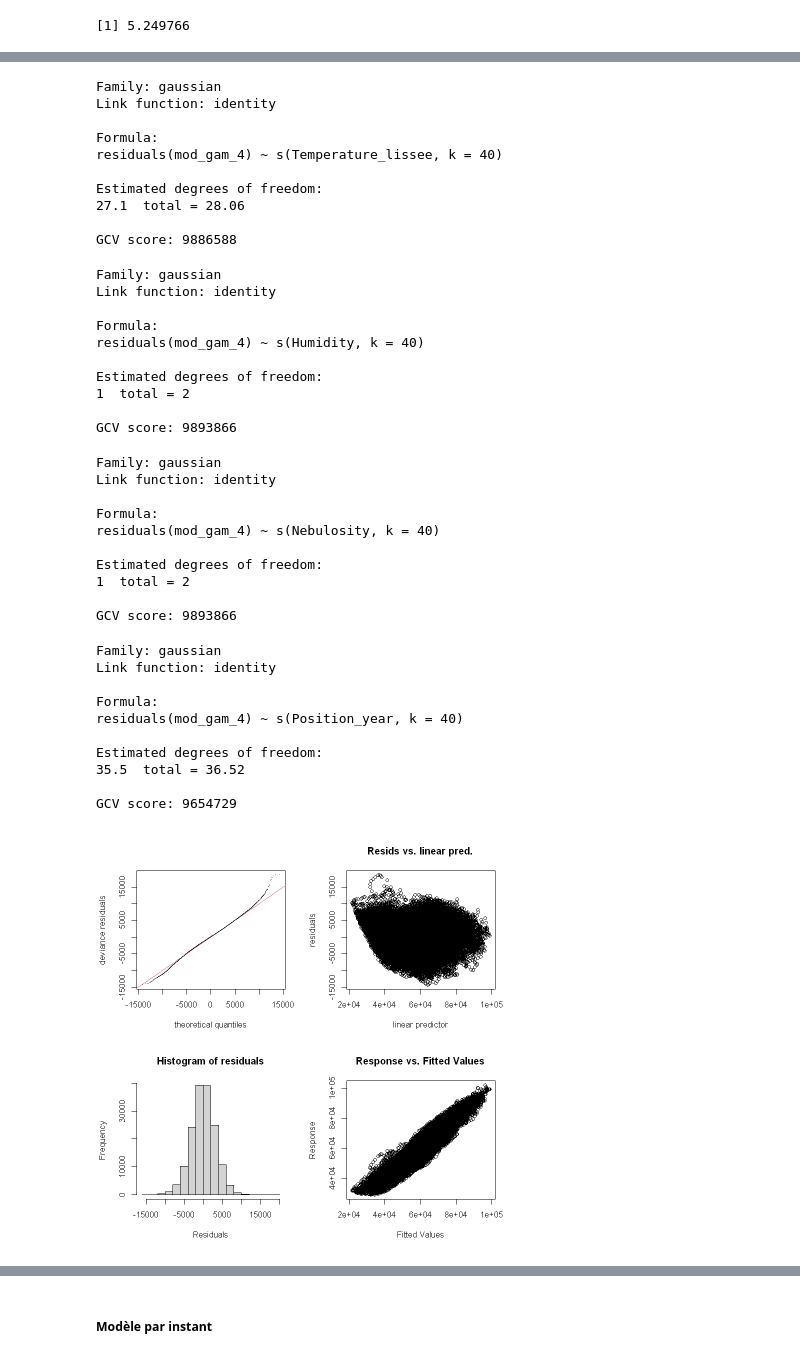
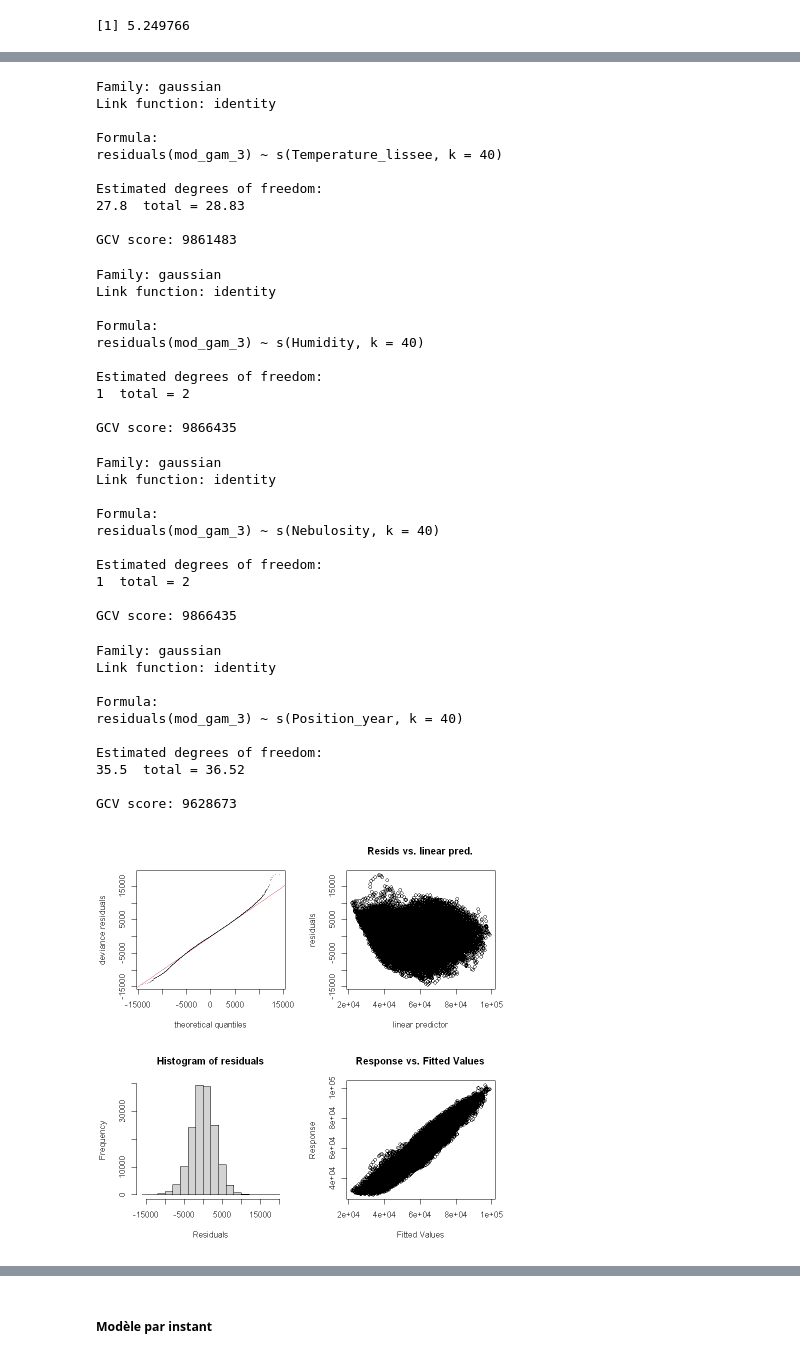
Before and after one commit to PaulineMendras/Seminaire-Modelisation-Stat, a Jupyter notebook: Projet - Modèles GAM.ipynb, the cells around one changed output, grey strips where cells are left out. Drawn from its saved outputs; the diff is of its cells as text; code cells hidden in the pictures.

```diff
--- a/Projet - Modèles GAM.ipynb
+++ b/Projet - Modèles GAM.ipynb
@@ -1883,9 +1786,9 @@ mean(abs((comparison_mod_gam_3$Consumption-comparison_mod_gam_3$fit)/comparison_
 # %%
-mod_gam_4 <- gam(Consumption ~ s(Temperature, bs="cr", k=48) +
-                              s(Temperature_lissee, bs="cr", k=56) +
+mod_gam_3 <- gam(Consumption ~ s(Temperature, bs="cr", k=48) +
+                              s(Temperature_lissee, bs="cr", k=64) +
                               s(Humidity, bs="cr", k=12) +
                               s(Nebulosity, bs="cr", k=48) +
-                              s(Position_year, bs="cc",k=200, by=Day_number) +
+                              s(Position_year, bs="cc",k=250, by=Day_number) +
                               as.factor(Jour_ouvre) +
                               as.factor(Time_number) +
                               as.factor(Day_number) +
@@ -1894,11 +1797,11 @@ mod_gam_4 <- gam(Consumption ~ s(Temperature, bs="cr", k=48) +
                 data=data_train)
 # %%
 #Vérification du nombre de noeuds
-gam.check(mod_gam_4)
-gam(residuals(mod_gam_4)~s(Temperature,k=40),gamma=1.4,data=data_train) ## ok
-gam(residuals(mod_gam_4)~s(Temperature_lissee,k=40),gamma=1.4,data=data_train) ## augmenter...
-gam(residuals(mod_gam_4)~s(Humidity,k=40),gamma=1.4,data=data_train) ## ok
-gam(residuals(mod_gam_4)~s(Nebulosity,k=40),gamma=1.4,data=data_train) ## ok
-gam(residuals(mod_gam_4)~s(Position_year,k=40),gamma=1.4,data=data_train) ## augmenter ?
+gam.check(mod_gam_3)
+gam(residuals(mod_gam_3)~s(Temperature,k=40),gamma=1.4,data=data_train) ## ok
+gam(residuals(mod_gam_3)~s(Temperature_lissee,k=40),gamma=1.4,data=data_train) ## augmenter...
+gam(residuals(mod_gam_3)~s(Humidity,k=40),gamma=1.4,data=data_train) ## ok
+gam(residuals(mod_gam_3)~s(Nebulosity,k=40),gamma=1.4,data=data_train) ## ok
+gam(residuals(mod_gam_3)~s(Position_year,k=40),gamma=1.4,data=data_train) ## augmenter ?
 # %% [output]
 Method: GCV   Optimizer: magic
@@ -1932,42 +1835,42 @@ Family: gaussian
 Link function: identity
 
 Formula:
-residuals(mod_gam_4) ~ s(Temperature_lissee, k = 40)
+residuals(mod_gam_3) ~ s(Temperature_lissee, k = 40)
 
 Estimated degrees of freedom:
-27.1  total = 28.06
+27.8  total = 28.83
 
-GCV score: 9886588
+GCV score: 9861483
 Family: gaussian
 Link function: identity
 
 Formula:
-residuals(mod_gam_4) ~ s(Humidity, k = 40)
+residuals(mod_gam_3) ~ s(Humidity, k = 40)
 
 Estimated degrees of freedom:
 1  total = 2
 
-GCV score: 9893866
+GCV score: 9866435
 Family: gaussian
 Link function: identity
 
 Formula:
-residuals(mod_gam_4) ~ s(Nebulosity, k = 40)
+residuals(mod_gam_3) ~ s(Nebulosity, k = 40)
 
 Estimated degrees of freedom:
 1  total = 2
 
-GCV score: 9893866
+GCV score: 9866435
 Family: gaussian
 Link function: identity
 
 Formula:
-residuals(mod_gam_4) ~ s(Position_year, k = 40)
+residuals(mod_gam_3) ~ s(Position_year, k = 40)
 
 Estimated degrees of freedom:
 35.5  total = 36.52
 
-GCV score: 9654729
+GCV score: 9628673
-[figure, old version]
+[figure, new version]
 # %%
 #Prediction
```
Also changed, not shown: parts of 80 cells of this notebook.
